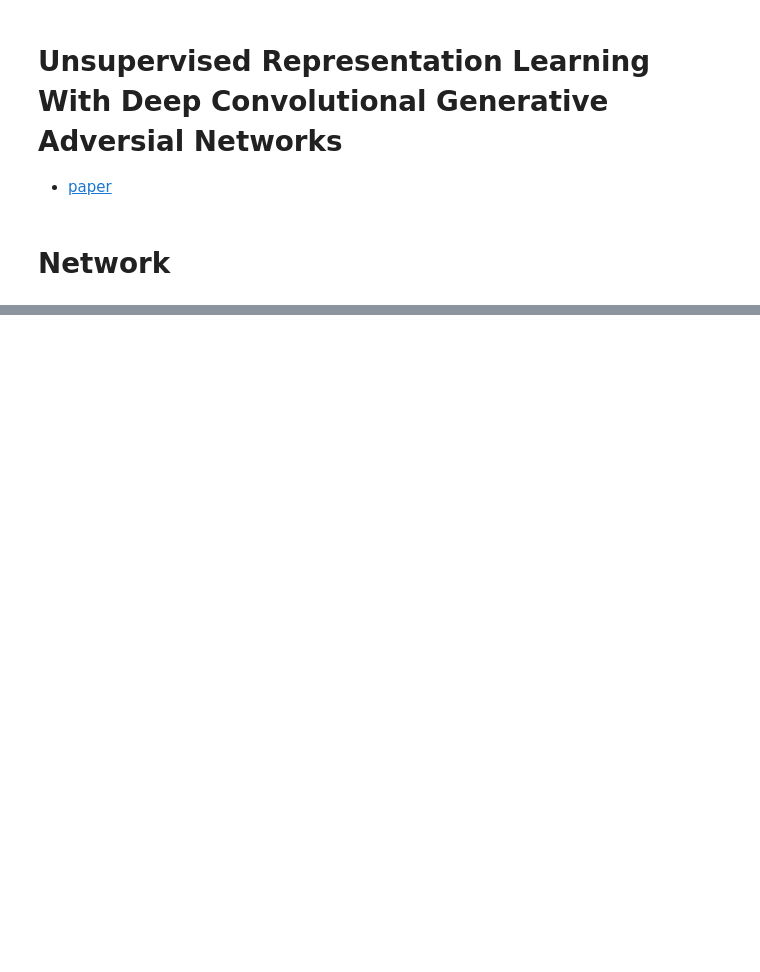
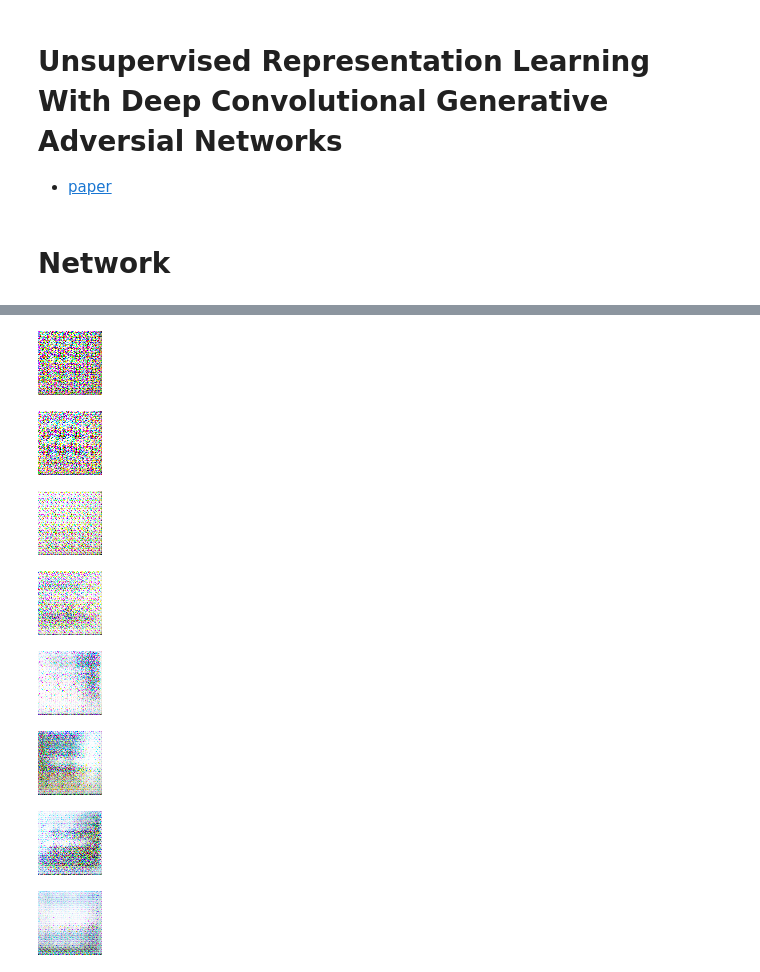
Before and after one commit to bradley-ray/implementing-deep-learn-papers, a Jupyter notebook: deep_convolutional_gan.ipynb, the cells around one changed output, grey strips where cells are left out. Saved outputs shown, nothing was run; the diff lists cells and outputs as text; code cells hidden in the pictures; blank space fills up the shorter version.

Commit message:
initial attempts at training network

```diff
--- a/deep_convolutional_gan.ipynb
+++ b/deep_convolutional_gan.ipynb
@@ -111,0 +152,4 @@ class Discriminator(nn.Module):
+# %%
+dis_fake_loss = []
+dis_real_loss = []
+gen_loss = []
@@ -111,0 +220,33 @@ class Discriminator(nn.Module):
+# %%
+channel_sizes = [3, 128, 256, 512, 1024]
+z_dim = 100
+
+data = train
+subset_size = 1000
+use_subset = True
+if use_subset:
+    data = Subset(train, range(subset_size))
+
+gen = Generator(channel_sizes=channel_sizes[::-1]).to(DEVICE)
+# gen.apply(weights_init)
+dis = Discriminator(channel_sizes=channel_sizes).to(DEVICE)
+# dis.apply(weights_init)
+# %%
+fixed = torch.randn([1, z_dim]).to(DEVICE)
+# %%
+EPOCHS = 10
+BS = 64
+BETA_1 = 0.5
+BETA_2 = 0.999
+LR = 1e-4
+# %%
+train_model(gen, dis, fixed, data, epochs=EPOCHS, bs=BS, lr=LR, beta_1=BETA_1, beta_2=BETA_2, z_dim=z_dim)
+# %% [output]
+[figure, added]
+[figure, added]
+[figure, added]
+[figure, added]
+[figure, added]
+[figure, added]
+[figure, added]
+[figure, added]
```
Also changed, not shown: parts of 11 cells of this notebook.
